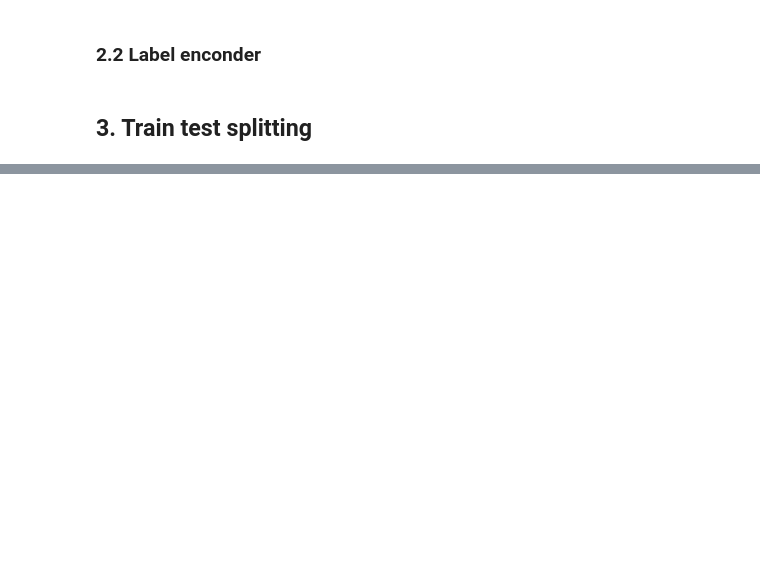
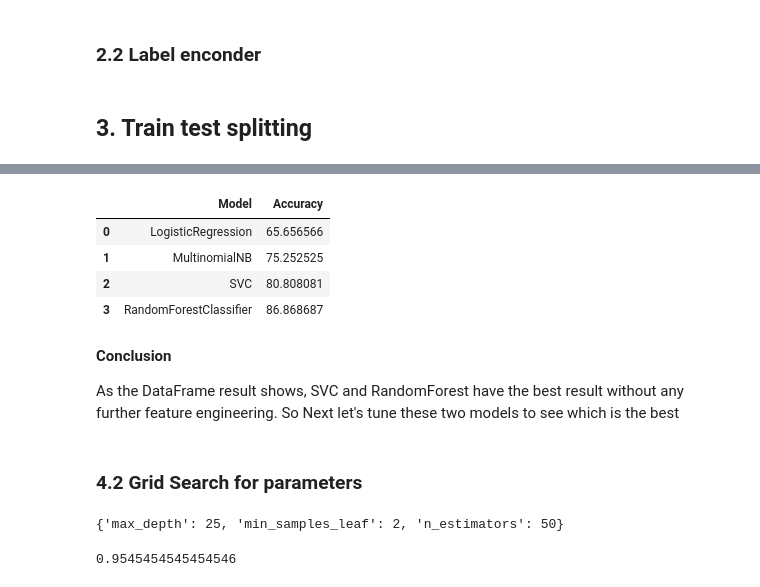
Before and after one commit to dangspin/Kaggle, a Jupyter notebook: LeafClassifier/MyLeaf.ipynb, the cells around one changed output, grey strips where cells are left out. Saved outputs shown, nothing was run; the diff lists cells and outputs as text; code cells hidden in the pictures; blank space fills up the shorter version.

Commit message:
use random forest for training

```diff
--- a/LeafClassifier/MyLeaf.ipynb
+++ b/LeafClassifier/MyLeaf.ipynb
@@ -186,0 +199,3 @@ for train_index, test_index in sss.split(df, labels):
+# %%
+result_col = ['Model', 'Accuracy']
+result = pd.DataFrame(columns = result_col)
@@ -186,0 +214,76 @@ for train_index, test_index in sss.split(df, labels):
+# %%
+NBC = MultinomialNB()
+
+NBC.fit(X_train, Y_train)
+
+name = NBC.__class__.__name__
+
+train_predictions = NBC.predict(X_test)
+acc = accuracy_score(Y_test, train_predictions)
+
+NBC_data = pd.DataFrame([[name, acc*100]], columns=result_col)
+result = result.append(NBC_data)
+# %%
+SVM = SVC(C=0.9, kernel='rbf')
+SVM.fit(X_train, Y_train)
+
+name = SVM.__class__.__name__
+
+train_predictions = SVM.predict(X_test)
+acc = accuracy_score(Y_test, train_predictions)
+
+SVM_data = pd.DataFrame([[name, acc*100]], columns=result_col)
+result = result.append(SVM_data)
+# %%
+RFC = RandomForestClassifier(n_estimators=10, criterion='entropy')
+RFC.fit(X_train, Y_train)
+
+name = RFC.__class__.__name__
+
+train_predictions = RFC.predict(X_test)
+acc = accuracy_score(Y_test, train_predictions)
+
+RFC_data = pd.DataFrame([[name, acc*100]], columns = result_col)
+result = result.append(RFC_data)
+# %%
+result.set_index(np.arange(4))
+# %% [output]
+|  | Model | Accuracy |
+| 0 | LogisticRegression | 65.656566 |
+| 1 | MultinomialNB | 75.252525 |
+| 2 | SVC | 80.808081 |
+| 3 | RandomForestClassifier | 86.868687 |
+# %% [markdown]
+**Conclusion**
+
+As the DataFrame result shows, SVC and RandomForest have the best result without any further feature engineering. So Next let's tune these two models to see which is the best
+# %% [markdown]
+### 4.2 Grid Search for parameters
+# %%
+from sklearn.model_selection import GridSearchCV
+
+rfc = RandomForestClassifier(n_jobs=-1, max_features='sqrt')
+
+# Use a grid over parameters of interest
+param_grid = {
+           "n_estimators" : [27, 36, 40,45, 50],
+           "max_depth" : [5, 10, 15, 20, 25],
+           "min_samples_leaf" : [2, 4, 6, 8, 10]}
+
+CV_rfc = GridSearchCV(estimator=rfc, param_grid=param_grid)
+CV_rfc.fit(X_train, Y_train)
+print (CV_rfc.best_params_)
+# %% [output]
+{'max_depth': 25, 'min_samples_leaf': 2, 'n_estimators': 50}
+# %%
+RFC = RandomForestClassifier(n_estimators=80, criterion='entropy',max_features='sqrt', max_depth = 20, min_samples_leaf= 2)
+RFC.fit(X_train, Y_train)
+
+name = RFC.__class__.__name__
+
+train_predictions = RFC.predict(X_test)
+acc = accuracy_score(Y_test, train_predictions)
+
+print (acc)
+# %% [output]
+0.9545454545454546
```
Also changed, not shown: parts of 6 cells of this notebook.
